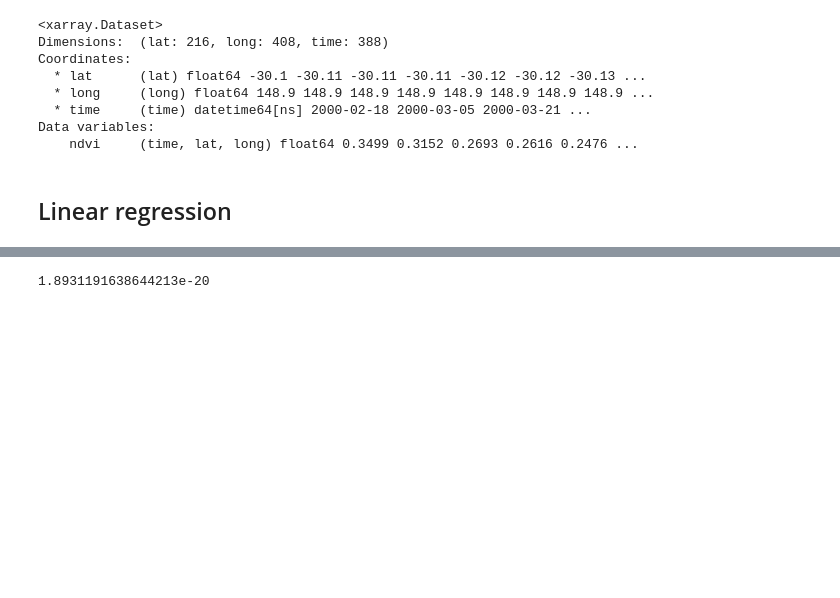
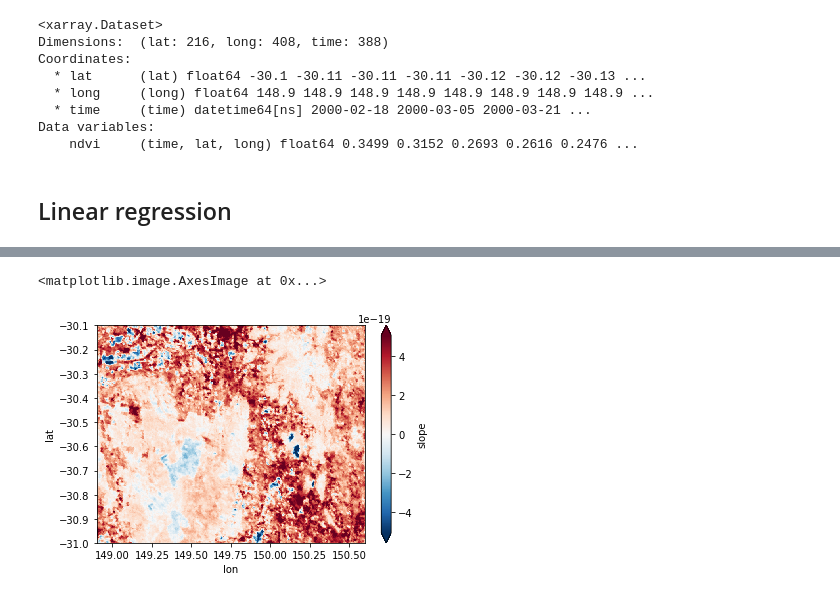
Before and after one commit to ozewex/team-drip, a Jupyter notebook: notebooks/jenswork/6.0_jbw_NDVI_linregression.ipynb, the cells around one changed output, grey strips where cells are left out. Saved outputs shown, nothing was run; the diff lists cells and outputs as text; code cells hidden in the pictures; blank space fills up the shorter version.

```diff
--- a/notebooks/jenswork/6.0_jbw_NDVI_linregression.ipynb
+++ b/notebooks/jenswork/6.0_jbw_NDVI_linregression.ipynb
@@ -39,8 +39,22 @@ Coordinates:
 Data variables:
     ndvi     (time, lat, long) float64 0.3499 0.3152 0.2693 0.2616 0.2476 ...
 # %%
-ndvi_q=sub.ndvi.resample(time='Q-FEB').mean(dim='time')
+ndvi_q=sub.resample(time='Q-FEB').mean(dim='time')
 ndvi_jja=ndvi_q.where(ndvi_q['time.season']=='JJA',drop=True)
 ndvi_djf=ndvi_q.where(ndvi_q['time.season']=='DJF',drop=True)
 # %% [markdown]
 ## Linear regression
+# %%
+%%time
+
+latout = []
+for lat in ndvi_jja.lat:
+    lonout = []
+    latout.append(lonout)
+    for lon in ndvi_jja.long:
+        ndvi = ndvi_jja.sel(lat=lat, long=lon)
+        ndvi['days_since'] = (ndvi_jja.time - ndvi_jja.time[0] ).astype(np.float)
+        mask = ~np.isinf(ndvi) & ~np.isinf(ndvi.days_since)
+        slope, intercept, r_sq, p_values, std_err = stats.linregress(ndvi.days_since[mask],ndvi[mask])
+        lonout.append(slope)
+arr = np.array(latout)
@@ -46,0 +64,14 @@ ndvi_djf=ndvi_q.where(ndvi_q['time.season']=='DJF',drop=True)
+# %%
+%%time
+
+latout = []
+for lat in sub.lat:
+    lonout = []
+    latout.append(lonout)
+    for lon in sub.long:
+        ndvi = sub.sel(lat=lat, long=lon)
+        ndvi['days_since'] = (ndvi.time - ndvi.time[0] ).astype(np.float)
+        mask = ~np.isinf(ndvi.ndvi) & ~np.isinf(ndvi.days_since)
+        slope, intercept, r_sq, p_values, std_err = stats.linregress(ndvi.days_since[mask],ndvi.ndvi[mask])
+        lonout.append(slope)
+arr = np.array(latout)
@@ -46,0 +80,6 @@ ndvi_djf=ndvi_q.where(ndvi_q['time.season']=='DJF',drop=True)
+# %%
+# create new data array
+lat=sub.lat
+long=sub.long
+slope=xr.DataArray(arr,name='slope',dims=('lat','lon'),coords=[lat, long])
+slope
@@ -47,9 +104,15 @@ ndvi_djf=ndvi_q.where(ndvi_q['time.season']=='DJF',drop=True)
+# %%
+slope.plot.imshow(robust=True)
+# %% [output]
+<matplotlib.image.AxesImage at 0x...>
+[figure, added]
 # %%
-data=sub.ndvi.isel(lat=5,long=10)
-def linregress_slope(data):
-    data['days_since'] = (data.time - data.time[0] ).astype(np.float)
-    mask = ~np.isnan(data) & ~np.isnan(data.days_since)
-    slope, intercept, r_sq, p_values, std_err = stats.linregress(data.days_since[mask],data[mask])
-    out=slope
+lat=1
+lon=1
+
+ndvi = sub.isel(lat=lat, long=lon)
+ndvi['days_since'] = (ndvi.time - ndvi.time[0] ).astype(np.float)
+ndvi
+mask = ~np.isinf(ndvi.ndvi) & ~np.isinf(ndvi.days_since)
+# slope, intercept, r_sq, p_values, std_err = stats.linregress(ndvi.days_since[mask],ndvi[mask])
+# lonout.append(slope)
-# %% [output]
-1.8931191638644213e-20
```
Also changed, not shown: parts of 4 cells of this notebook, 38 other files.
